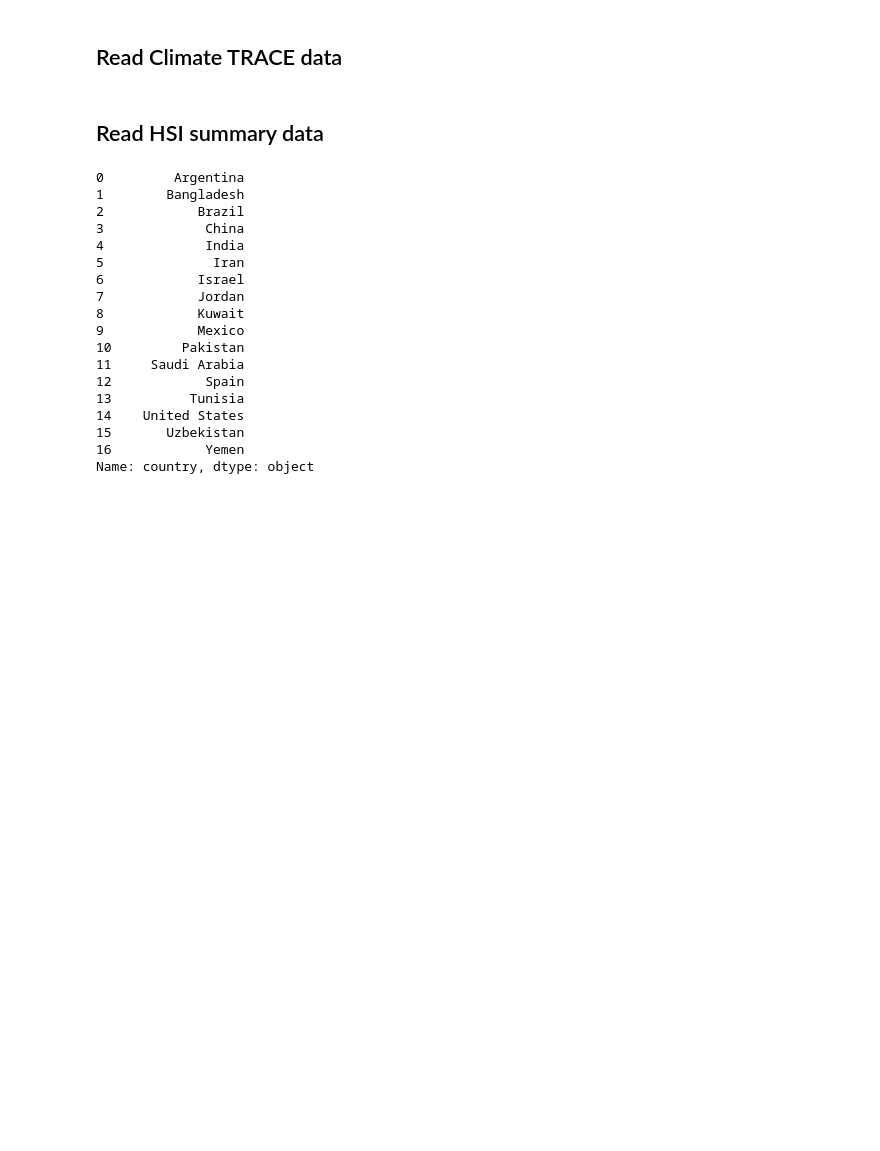
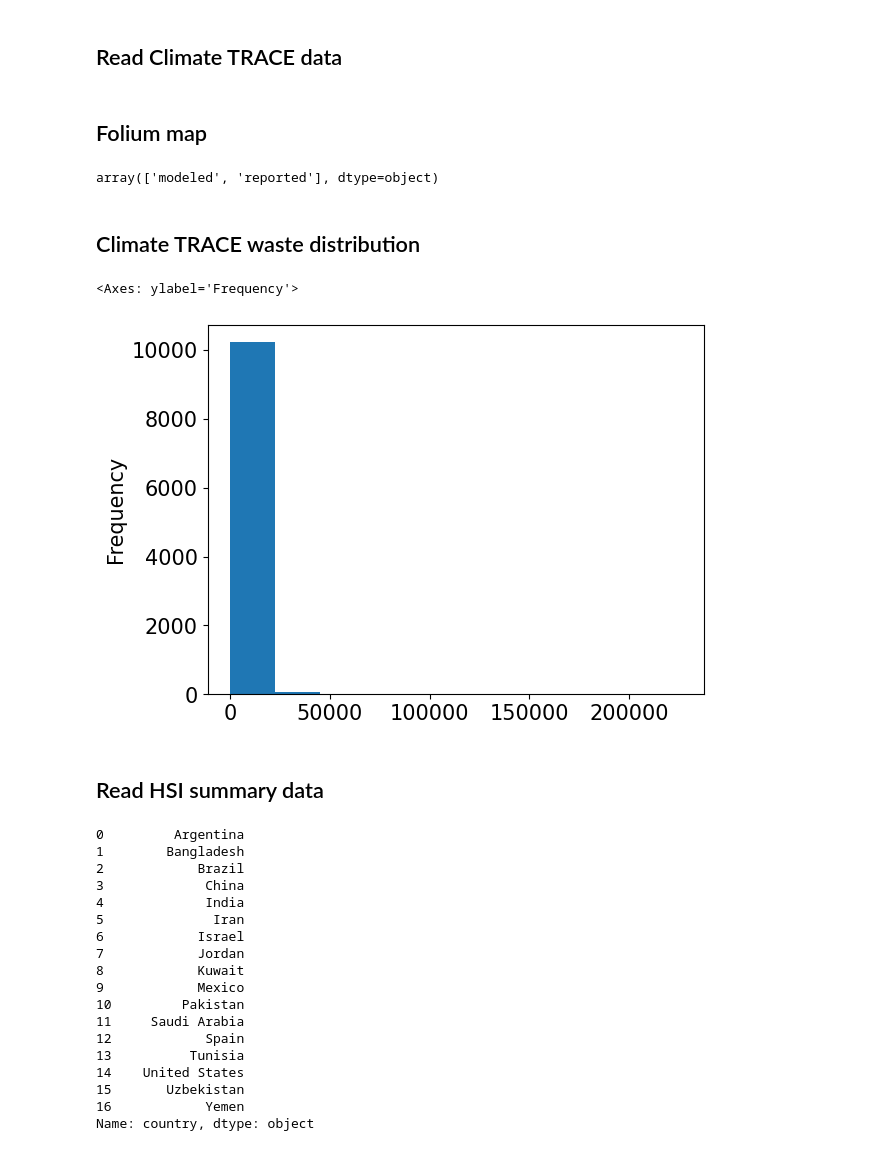
Before and after one commit to zxdawn/Hyper-Landfill, a Jupyter notebook: notebooks/climatetrace_stats.ipynb, the cells around one changed output. Cells and saved outputs as stored; diff of their text form; code cells hidden in the pictures; blank space fills up the shorter version.

```diff
--- a/notebooks/climatetrace_stats.ipynb
+++ b/notebooks/climatetrace_stats.ipynb
@@ -34,0 +37,2 @@ df.rename(columns={'other1': 'metadata_source', 'other4': 'emissions_estimation_
+# %% [markdown]
+## Folium map
@@ -34,0 +50,4 @@ df.rename(columns={'other1': 'metadata_source', 'other4': 'emissions_estimation_
+# %%
+np.unique(df['emissions_estimation_method'])
+# %% [output]
+array(['modeled', 'reported'], dtype=object)
@@ -34,0 +56,7 @@ df.rename(columns={'other1': 'metadata_source', 'other4': 'emissions_estimation_
+# %% [markdown]
+## Climate TRACE waste distribution
+# %%
+df['emissions_quantity'].plot.hist()
+# %% [output]
+<Axes: ylabel='Frequency'>
+[figure, added]
```
Also changed, not shown: parts of 8 cells of this notebook.
